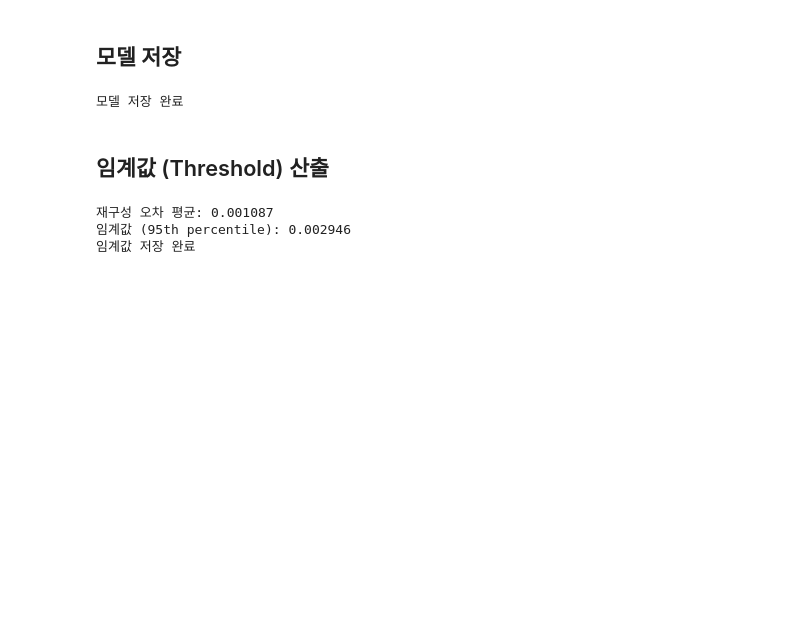
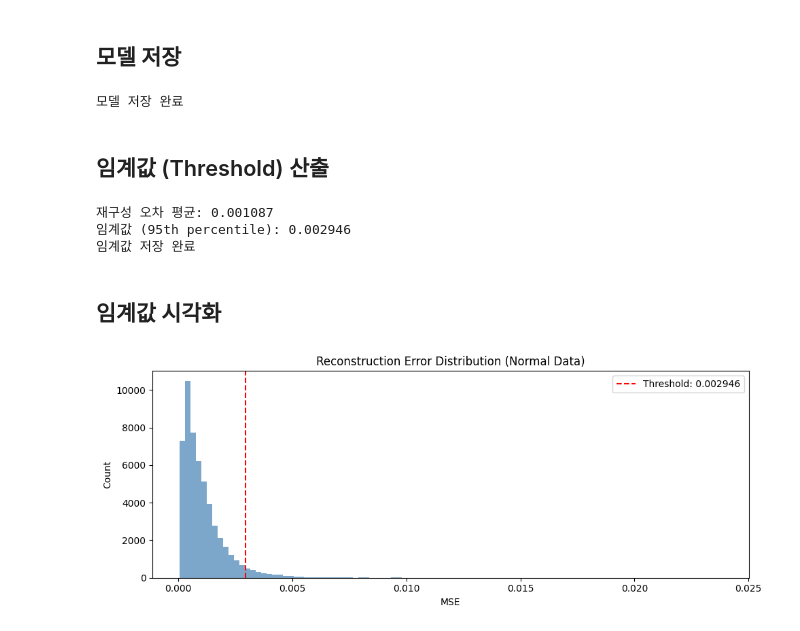
Before and after one commit to HONG-SH-1/DeepGuard, a Jupyter notebook: notebooks/deepguard.ipynb, the cells around one changed output. Saved outputs shown, nothing was run; the diff lists cells and outputs as text; code cells hidden in the pictures; blank space fills up the shorter version.

```diff
--- a/notebooks/deepguard.ipynb
+++ b/notebooks/deepguard.ipynb
@@ -154,20 +134,0 @@ Model: "functional"
-# %%
-def build_autoencoder(timesteps, features):
-    inputs = Input(shape=(timesteps, features))
-
-    # Encoder
-    encoded = LSTM(64, activation='relu', return_sequences=False)(inputs)
-
-    # 압축된 표현을 다시 시퀀스로 복원
-    repeated = RepeatVector(timesteps)(encoded)
-
-    # Decoder
-    decoded = LSTM(64, activation='relu', return_sequences=True)(repeated)
-    outputs = TimeDistributed(Dense(features))(decoded)
-
-    model = Model(inputs, outputs)
-    model.compile(optimizer='adam', loss='mse')
-    return model
-
-model = build_autoencoder(WINDOW_SIZE, X_train.shape[2])
-model.summary()
@@ -245,3 +187,18 @@ print("임계값 저장 완료")
 재구성 오차 평균: 0.001087
 임계값 (95th percentile): 0.002946
 임계값 저장 완료
+# %% [markdown]
+## 임계값 시각화
+# %%
+plt.figure(figsize=(10, 4))
+plt.hist(mse, bins=100, color='steelblue', alpha=0.7)
+plt.axvline(threshold, color='red', linestyle='--', label=f'Threshold: {threshold:.6f}')
+plt.xlabel('MSE')
+plt.ylabel('Count')
+plt.title('Reconstruction Error Distribution (Normal Data)')
+plt.legend()
+plt.tight_layout()
+plt.savefig('../models/threshold_plot.png')
+plt.show()
+# %% [output]
+[figure, added]
```
Also changed, not shown: parts of 3 cells of this notebook, 35 other files.
